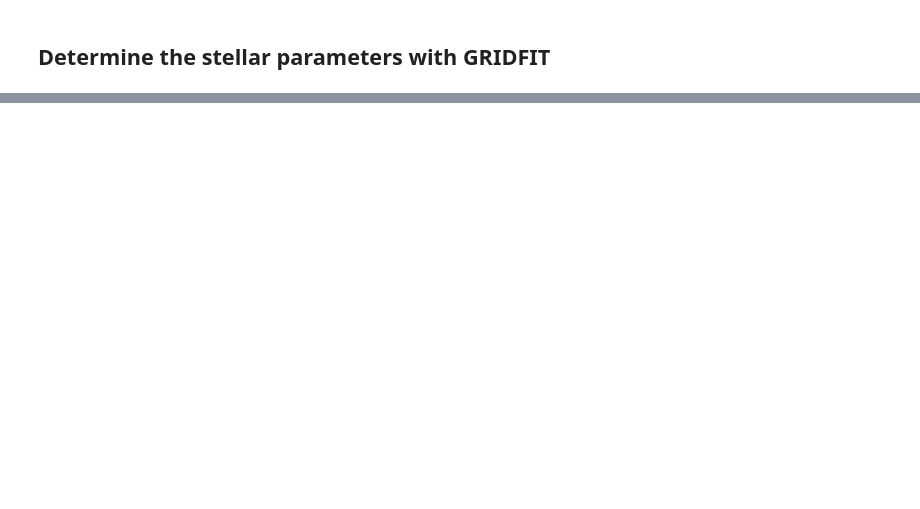
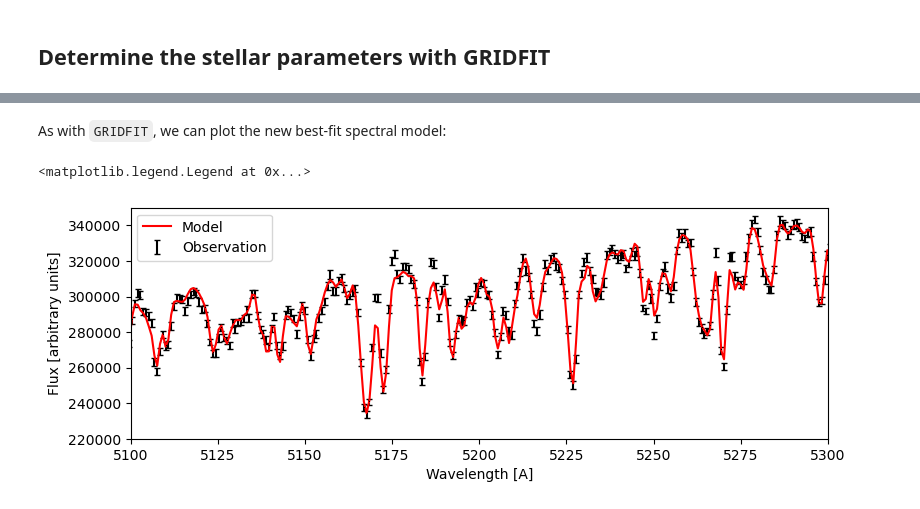
Before and after one commit to Roman-UCSD/chemfit, a Jupyter notebook: tutorials/quick_start.ipynb, the cells around one changed output, grey strips where cells are left out. Drawn from its saved outputs; the diff is of its cells as text; code cells hidden in the pictures; blank space fills up the shorter version.

```diff
--- a/tutorials/quick_start.ipynb
+++ b/tutorials/quick_start.ipynb
@@ -167,0 +360,3 @@ Coming soon...
+# %%
+# Keep all stellar parameters fixed
+chemfit.settings['gridfit_offsets'] = {}
@@ -167,0 +365,7 @@ Coming soon...
+# %%
+# LOCALFIT does not support redshifted spectra, and requires rest frame wavelengths which
+# GRIDFIT has saved in gridfit['extra']['rest_wl']
+rest_wl = gridfit['extra']['rest_wl']
+
+# Run LOCALFIT at analysis level 1. We must also provide the best-fit parameters from GRIDFIT
+localfit = chemfit.localfit(rest_wl, spectrum['flux'], spectrum['ivar'], gridfit['fit'], level = 1)
@@ -167,0 +390,22 @@ Coming soon...
+# %% [markdown]
+As with `GRIDFIT`, we can plot the new best-fit spectral model:
+# %%
+plt.figure(figsize = [9, 3])
+
+# Plot the observed spectrum
+plt.errorbar(gridfit['extra']['observed']['wl'], gridfit['extra']['observed']['flux'],
+             yerr = gridfit['extra']['observed']['ivar'] ** -0.5,
+             fmt = 'k,', capsize = 2, label = 'Observation')
+
+# Plot the best-fit model
+plt.plot(localfit['extra']['model']['wl'], localfit['extra']['model']['cont'] * localfit['extra']['model']['flux'],
+         'r-', label = 'Model')
+
+plt.xlabel('Wavelength [A]')
+plt.ylabel('Flux [arbitrary units]')
+plt.xlim(5100, 5300)
+plt.ylim(2.2e5, 3.5e5)
+plt.legend()
+# %% [output]
+<matplotlib.legend.Legend at 0x...>
+[figure, added]
```
Also changed, not shown: parts of 49 cells of this notebook.
